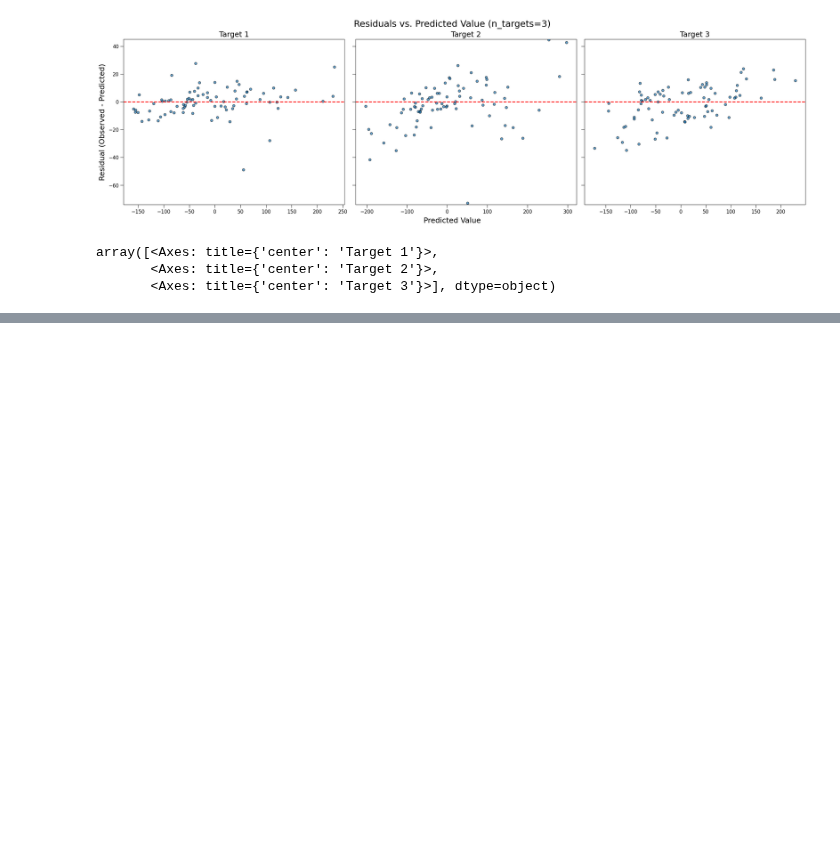
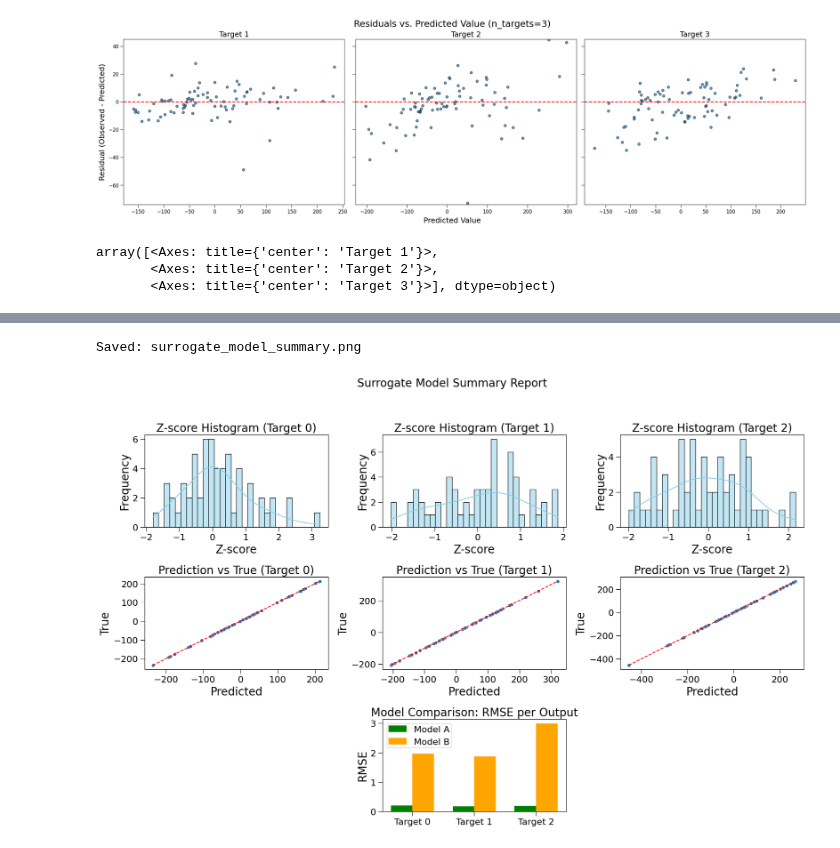
Before and after one commit to takotime808/multioutreg, a Jupyter notebook: examples/multiplot.ipynb, the cells around one changed output, grey strips where cells are left out. Saved outputs shown, nothing was run; the diff lists cells and outputs as text; code cells hidden in the pictures; blank space fills up the shorter version.

```diff
--- a/examples/multiplot.ipynb
+++ b/examples/multiplot.ipynb
@@ -940,0 +942,78 @@ array([<Axes: title={'center': 'Target 1'}>,
+# %%
+import numpy as np
+import matplotlib.pyplot as plt
+import seaborn as sns
+from sklearn.linear_model import LinearRegression
+from sklearn.multioutput import MultiOutputRegressor
+from sklearn.datasets import make_regression
+from sklearn.model_selection import train_test_split
+from sklearn.metrics import mean_squared_error
+
+# Set random seed for reproducibility
+np.random.seed(42)
+
+# Generate synthetic multi-output regression data
+X, Y = make_regression(n_samples=200, n_features=5, n_targets=3, noise=0.2, random_state=42)
+X_train, X_test, Y_train, Y_test = train_test_split(X, Y, test_size=0.3, random_state=42)
+
+# Fit a MultiOutput Linear Regression Model
+model = MultiOutputRegressor(LinearRegression())
+model.fit(X_train, Y_train)
+Y_pred = model.predict(X_test)
+
+# Simulate uncertainty estimates as constant std devs
+residuals = Y_test - Y_pred
+Y_std = np.std(residuals, axis=0, keepdims=True) * np.ones_like(Y_pred)
+
+# Fit a second (noisy) model to simulate comparison
+noise_model = MultiOutputRegressor(LinearRegression())
+Y_train_noisy = Y_train + np.random.normal(0, 10, size=Y_train.shape)
+noise_model.fit(X_train, Y_train_noisy)
+Y_pred_noise = noise_model.predict(X_test)
+
+# Calculate RMSEs
+rmse_clean = np.sqrt(mean_squared_error(Y_test, Y_pred, multioutput='raw_values'))
+rmse_noise = np.sqrt(mean_squared_error(Y_test, Y_pred_noise, multioutput='raw_values'))
+
+# === Create Combined Figure ===
+fig, axes = plt.subplots(3, 3, figsize=(18, 12))
+fig.suptitle("Surrogate Model Summary Report", fontsize=20)
+
+# --- Row 1: Z-score Histograms (Uncertainty Diagnostics)
+for i in range(3):
+    z_scores = (Y_test[:, i] - Y_pred[:, i]) / Y_std[:, i]
+    sns.histplot(z_scores, bins=30, kde=True, ax=axes[0, i], color="skyblue")
+    axes[0, i].set_title(f"Z-score Histogram (Target {i})")
+    axes[0, i].set_xlabel("Z-score")
+    axes[0, i].set_ylabel("Frequency")
+
+# --- Row 2: Prediction vs True (Interpretability)
+for i in range(3):
+    sns.scatterplot(x=Y_pred[:, i], y=Y_test[:, i], ax=axes[1, i])
+    axes[1, i].plot([Y_test[:, i].min(), Y_test[:, i].max()],
+                    [Y_test[:, i].min(), Y_test[:, i].max()], 'r--')
+    axes[1, i].set_title(f"Prediction vs True (Target {i})")
+    axes[1, i].set_xlabel("Predicted")
+    axes[1, i].set_ylabel("True")
+
+# --- Row 3: RMSE Comparison
+ax_rmse = axes[2, 1]
+width = 0.35
+indices = np.arange(3)
+ax_rmse.bar(indices - width/2, rmse_clean, width, label='Model A', color='green')
+ax_rmse.bar(indices + width/2, rmse_noise, width, label='Model B', color='orange')
+ax_rmse.set_xticks(indices)
+ax_rmse.set_xticklabels([f"Target {i}" for i in range(3)])
+ax_rmse.set_ylabel("RMSE")
+ax_rmse.set_title("Model Comparison: RMSE per Output")
+ax_rmse.legend()
+
+# Hide unused plots
+axes[2, 0].axis('off')
+axes[2, 2].axis('off')
+
+# Adjust layout and save
+fig.tight_layout(rect=[0, 0.03, 1, 0.95])
+fig.savefig("surrogate_model_summary.png", dpi=300)
+print("Saved: surrogate_model_summary.png")
+# %% [output]
@@ -940,0 +1024,2 @@ array([<Axes: title={'center': 'Target 1'}>,
+Saved: surrogate_model_summary.png
+[figure, added]
```
Also changed, not shown: parts of 3 cells of this notebook.
